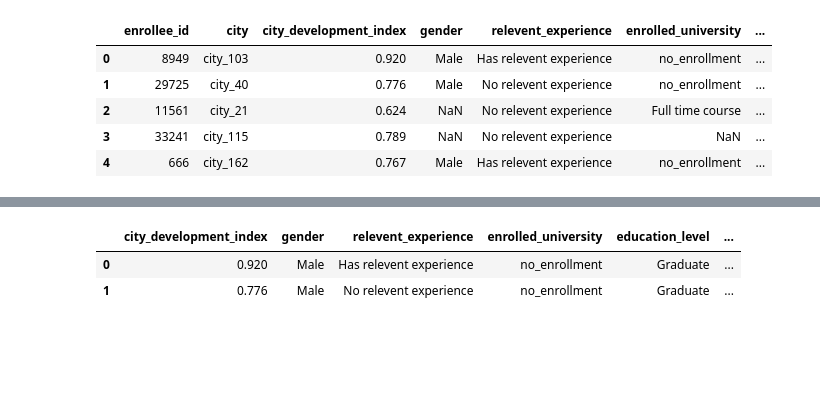
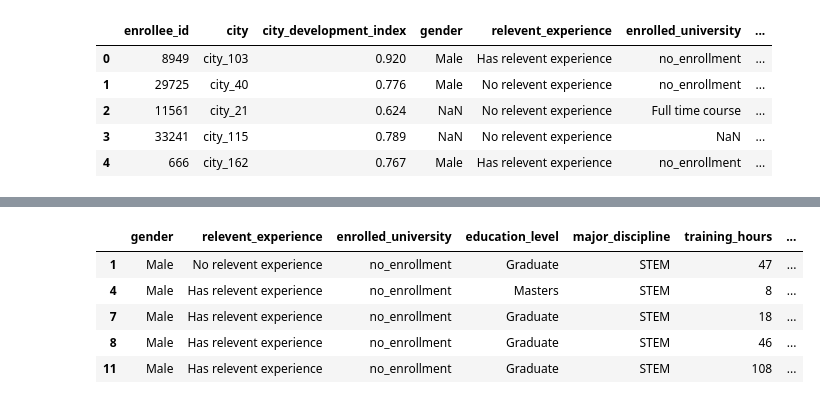
Before and after one commit to mohmaed7777/knn-algorithm-HR-Analytics-Job-Change-of-Data-Scientists, a Jupyter notebook: HR_Analytics_Job_Change_of_Data_Scientists.ipynb, the cells around one changed output, grey strips where cells are left out. Cells and saved outputs as stored; diff of their text form; code cells hidden in the pictures; blank space fills up the shorter version.

```diff
--- a/HR_Analytics_Job_Change_of_Data_Scientists.ipynb
+++ b/HR_Analytics_Job_Change_of_Data_Scientists.ipynb
@@ -19,8 +19,8 @@ import sklearn
 # %% [output]
 Populating the interactive namespace from numpy and matplotlib
 # %%
-file_path = '/content/aug_train.csv'
-df = pd.read_csv(file_path, sep=',')
+path_file = '/content/aug_train.csv'
+df = pd.read_csv(path_file, sep=',')
 df.head()
 # %% [output]
 |  | enrollee_id | city | city_development_index | gender | relevent_experience | enrolled_university | ... |
@@ -87,3 +66,5 @@ last_new_job               423
 training_hours               0
 target                       0
 dtype: int64
+# %%
+df.dropna(axis=0, inplace=True)
@@ -90,8 +89,11 @@ dtype: int64
 # %%
-df.drop(['enrollee_id', 'city'], axis=1, inplace=True)
+df.drop(['enrollee_id','city','city_development_index','experience','company_size','last_new_job','company_type'], axis=1, inplace=True)
 # %%
-df.head(2)
+df.head()
 # %% [output]
-|  | city_development_index | gender | relevent_experience | enrolled_university | education_level | ... |
-| 0 | 0.920 | Male | Has relevent experience | no_enrollment | Graduate | ... |
-| 1 | 0.776 | Male | No relevent experience | no_enrollment | Graduate | ... |
+|  | gender | relevent_experience | enrolled_university | education_level | major_discipline | training_hours | ... |
+| 1 | Male | No relevent experience | no_enrollment | Graduate | STEM | 47 | ... |
+| 4 | Male | Has relevent experience | no_enrollment | Masters | STEM | 8 | ... |
+| 7 | Male | Has relevent experience | no_enrollment | Graduate | STEM | 18 | ... |
+| 8 | Male | Has relevent experience | no_enrollment | Graduate | STEM | 46 | ... |
+| 11 | Male | Has relevent experience | no_enrollment | Graduate | STEM | 108 | ... |
```
Also changed, not shown: parts of 44 cells of this notebook.
